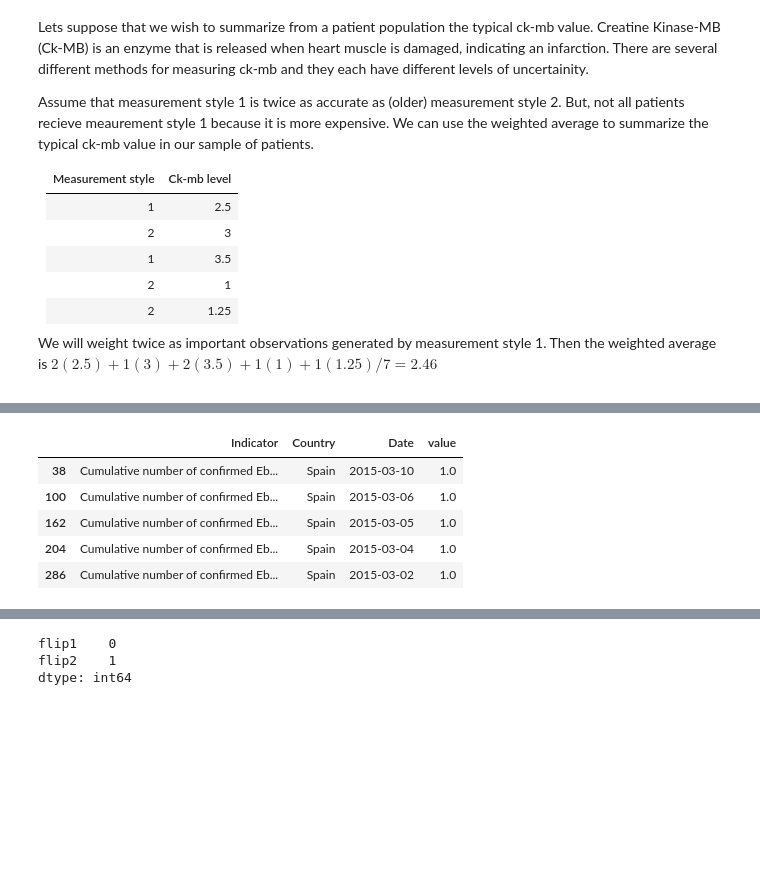
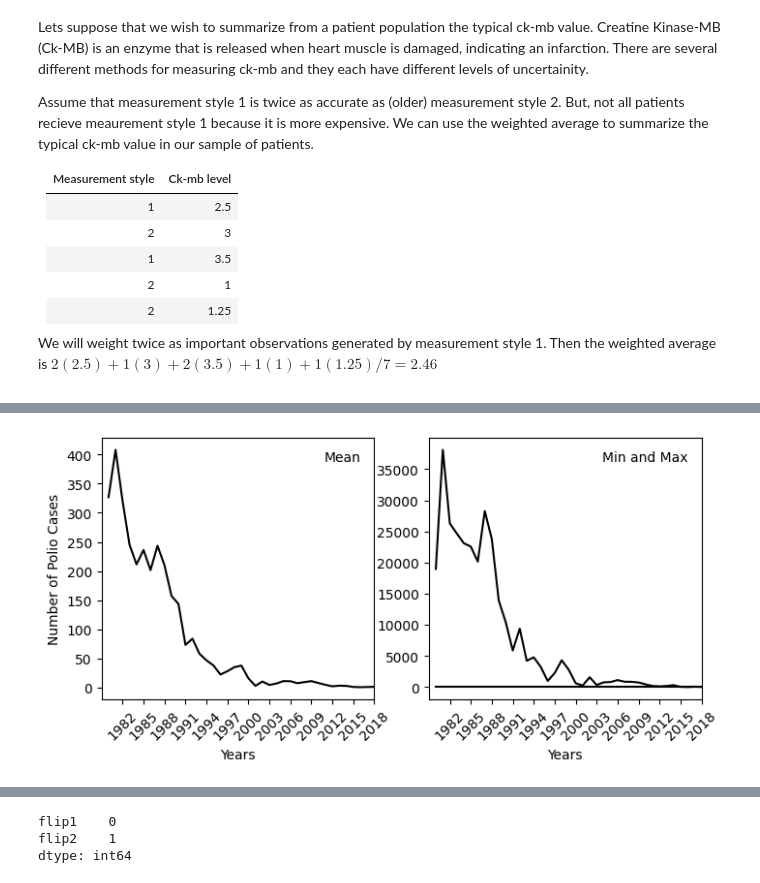
Before and after one commit to computationalUncertaintyLab/dexp_book, a Jupyter notebook: EDA_01.ipynb, the cells around one changed output, grey strips where cells are left out. Cells and saved outputs as stored; diff of their text form; code cells hidden in the pictures; blank space fills up the shorter version.

```diff
--- a/EDA_01.ipynb
+++ b/EDA_01.ipynb
@@ -473,3 +486,70 @@ Given a dataset, $\mathcal{D} = (d_{1},d_{2},\cdots,d_{n})$, the **max** is the
 </div>
 # %%
+import numpy as np
+
+#--this is prelim work you will learn later
+data = pd.read_csv("polio.csv")
+
+#--remove name column
+data = data.iloc[:,1:]
+
+#--revmoe source and html columns
+data = data.loc[ :, ~data.columns.isin(["source","URL"]) ]
+
+#--convert dashses to nans
+def from_dash_to_nan(col):
+    values = []
+    for x in col:
+        if x=="-":
+            values.append(np.nan)
+        else:
+            try:
+                values.append(int(x))
+            except:
+                values.append(np.nan)
+    return values
+
+for col in data:
+    data[col] = from_dash_to_nan(data[col])
+
+#--lets compute the mean, min, and max
+mean  = data.mean()
+min_  = data.min()
+max_  = data.max()
+
+#--lets plot this information (to be learned later in class)
+fig, axs = plt.subplots(1,2) #<-- create two panels
+axs[0].plot(mean, "k-") #<--plot
+axs[1].plot(min_, "k-") #<--plot
+axs[1].plot(max_, "k-") #<--plot
+
+#--we will need these to help us label our xticks
+N     = len(mean)
+years = data.columns
+
+#--set Xlabels
+axs[0].set_xlabel("Years")
+axs[1].set_xlabel("Years")
+
+#--set ylabels
+axs[0].set_ylabel("Number of Polio Cases")
+
+#--set figure size
+fig.set_size_inches(8,3.5)
+
+ticks = axs[0].get_xticks()[::3]
+axs[0].set_xticks(ticks)
+
+axs[0].set_xticklabels(years[ticks], rotation=45)
+axs[0].set_xlim( N , 0)
+axs[0].text(0.95,0.95,s="Mean", ha="right",va="top",transform = axs[0].transAxes)
+
+ticks = axs[1].get_xticks()[::3]
+axs[1].set_xticks( ticks )
+
+axs[1].set_xticklabels( years[ticks], rotation=45)
+axs[1].set_xlim( N , 0)
+axs[1].text(0.95,0.95,s="Min and Max", ha="right",va="top",transform = axs[1].transAxes)
+
+plt.show()
 # %% [output]
@@ -489,9 +556,4 @@ Given a dataset, $\mathcal{D} = (d_{1},d_{2},\cdots,d_{n})$, the **max** is the
-|  | Indicator | Country | Date | value |
-| 38 | Cumulative number of confirmed Eb... | Spain | 2015-03-10 | 1.0 |
-| 100 | Cumulative number of confirmed Eb... | Spain | 2015-03-06 | 1.0 |
-| 162 | Cumulative number of confirmed Eb... | Spain | 2015-03-05 | 1.0 |
-| 204 | Cumulative number of confirmed Eb... | Spain | 2015-03-04 | 1.0 |
-| 286 | Cumulative number of confirmed Eb... | Spain | 2015-03-02 | 1.0 |
+[figure, added]
 # %% [markdown]
 
 <div class="callout note">
```
Also changed, not shown: parts of 7 cells of this notebook, 2 other files.
